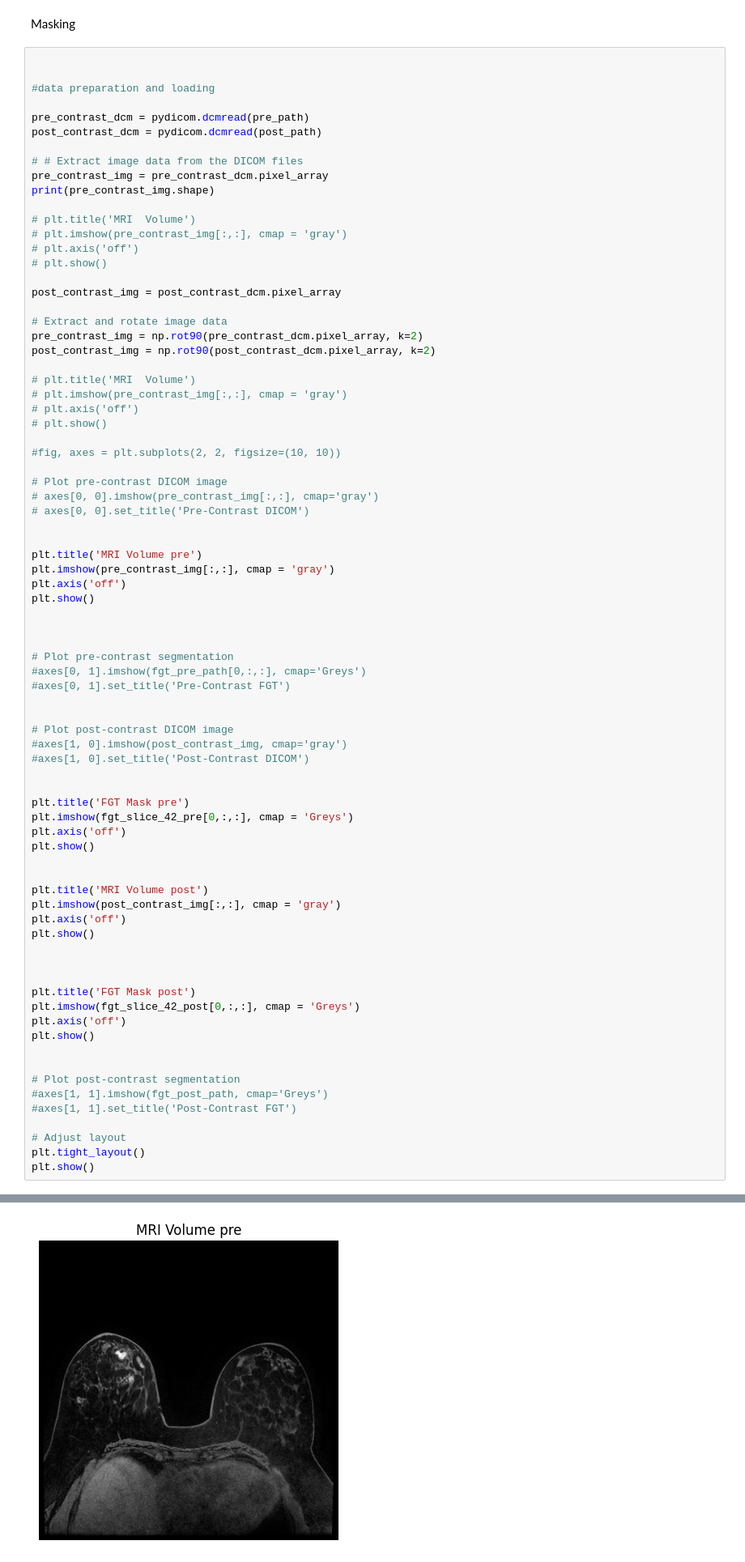
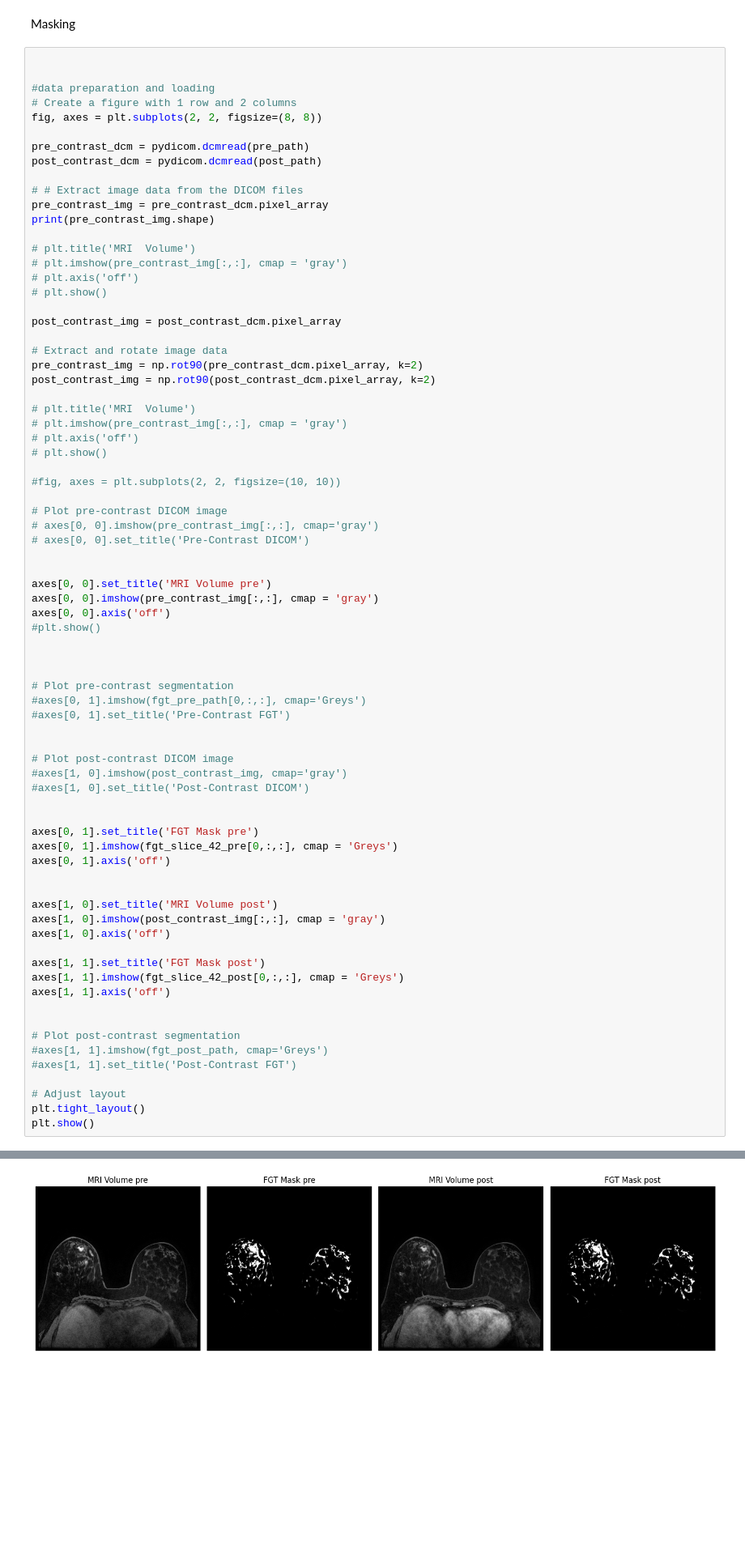
Before and after one commit to hsuryainfo/3D-Breast-FGT-and-Blood-Vessel-Segmentation, a Jupyter notebook: contrast_enchan.ipynb, the cells around one changed output, grey strips where cells are left out. Shown: that part at 81% size. Drawn from its saved outputs; the diff is of its cells as text; blank space fills up the shorter version.

```diff
--- a/contrast_enchan.ipynb
+++ b/contrast_enchan.ipynb
@@ -54,6 +57,8 @@ Masking
 
 
 #data preparation and loading
+# Create a figure with 1 row and 2 columns
+fig, axes = plt.subplots(2, 2, figsize=(8, 8))
 
 pre_contrast_dcm = pydicom.dcmread(pre_path)
 post_contrast_dcm = pydicom.dcmread(post_path)
@@ -85,49 +90,44 @@ post_contrast_img = np.rot90(post_contrast_dcm.pixel_array, k=2)
 # axes[0, 0].set_title('Pre-Contrast DICOM')
 
 
-plt.title('MRI Volume pre')
-plt.imshow(pre_contrast_img[:,:], cmap = 'gray')
-plt.axis('off')
-plt.show()
+axes[0, 0].set_title('MRI Volume pre')
+axes[0, 0].imshow(pre_contrast_img[:,:], cmap = 'gray')
+axes[0, 0].axis('off')
+#plt.show()
 
 
 
 # Plot pre-contrast segmentation
 #axes[0, 1].imshow(fgt_pre_path[0,:,:], cmap='Greys')
 #axes[0, 1].set_title('Pre-Contrast FGT')
 
 
 # Plot post-contrast DICOM image
 #axes[1, 0].imshow(post_contrast_img, cmap='gray')
 #axes[1, 0].set_title('Post-Contrast DICOM')
 
 
-plt.title('FGT Mask pre')
-plt.imshow(fgt_slice_42_pre[0,:,:], cmap = 'Greys')
-plt.axis('off')
-plt.show()
+axes[0, 1].set_title('FGT Mask pre')
+axes[0, 1].imshow(fgt_slice_42_pre[0,:,:], cmap = 'Greys')
+axes[0, 1].axis('off')
 
 
-plt.title('MRI Volume post')
-plt.imshow(post_contrast_img[:,:], cmap = 'gray')
-plt.axis('off')
-plt.show()
+axes[1, 0].set_title('MRI Volume post')
+axes[1, 0].imshow(post_contrast_img[:,:], cmap = 'gray')
+axes[1, 0].axis('off')
 
-
-
-plt.title('FGT Mask post')
-plt.imshow(fgt_slice_42_post[0,:,:], cmap = 'Greys')
-plt.axis('off')
-plt.show()
+axes[1, 1].set_title('FGT Mask post')
+axes[1, 1].imshow(fgt_slice_42_post[0,:,:], cmap = 'Greys')
+axes[1, 1].axis('off')
 
 
 # Plot post-contrast segmentation
 #axes[1, 1].imshow(fgt_post_path, cmap='Greys')
 #axes[1, 1].set_title('Post-Contrast FGT')
 
 # Adjust layout
 plt.tight_layout()
 plt.show()
 # %% [output]
 (512, 512)
-[figure, old version]
+[figure, new version]
```
Also changed, not shown: parts of 20 cells of this notebook.
